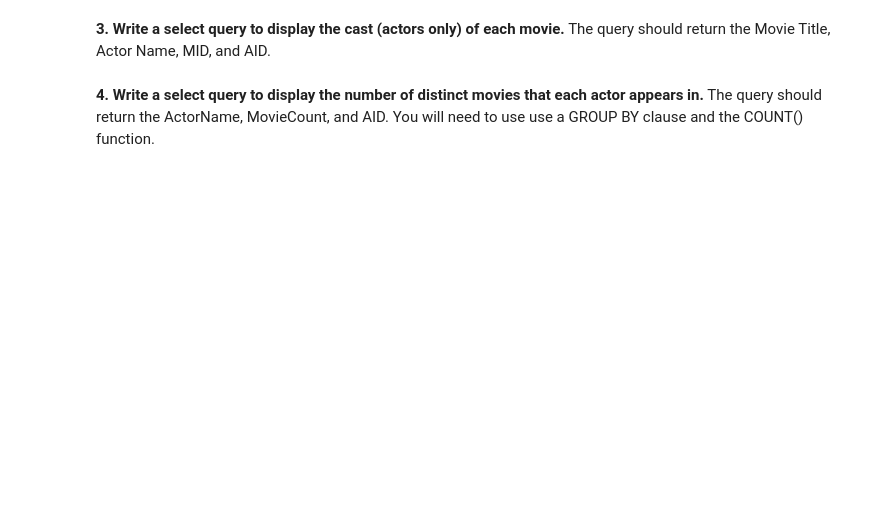
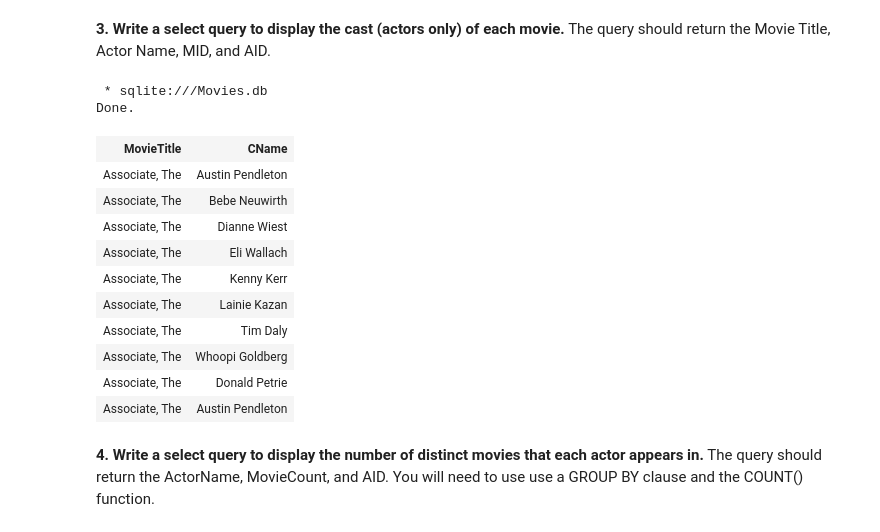
Before and after one commit to fairfield-university-ba-510-spring2019/movies-tonight-megankuscsik, a Jupyter notebook: Part4.ipynb, the cells around one changed output. Drawn from its saved outputs; the diff is of its cells as text; code cells hidden in the pictures; blank space fills up the shorter version.

```diff
--- a/Part4.ipynb
+++ b/Part4.ipynb
@@ -29,4 +56,23 @@ Connection info needed in SQLAlchemy format, example:
 # %% [markdown]
 **3. Write a select query to display the cast (actors only) of each movie.** The query should return the Movie Title, Actor Name, MID, and AID.
+# %%
+%%sql
+SELECT Mtitle AS MovieTitle, CName
+FROM Dataset
+LIMIT 10;
+# %% [output]
+ * sqlite:///Movies.db
+Done.
+| MovieTitle | CName |
+| Associate, The | Austin Pendleton |
+| Associate, The | Bebe Neuwirth |
+| Associate, The | Dianne Wiest |
+| Associate, The | Eli Wallach |
+| Associate, The | Kenny Kerr |
+| Associate, The | Lainie Kazan |
+| Associate, The | Tim Daly |
+| Associate, The | Whoopi Goldberg |
+| Associate, The | Donald Petrie |
+| Associate, The | Austin Pendleton |
 # %% [markdown]
 **4. Write a select query to display the number of distinct movies that each actor appears in.** The query should return the ActorName, MovieCount, and AID. You will need to use use a GROUP BY clause and the COUNT() function.
```
Also changed, not shown: parts of 6 cells of this notebook.
